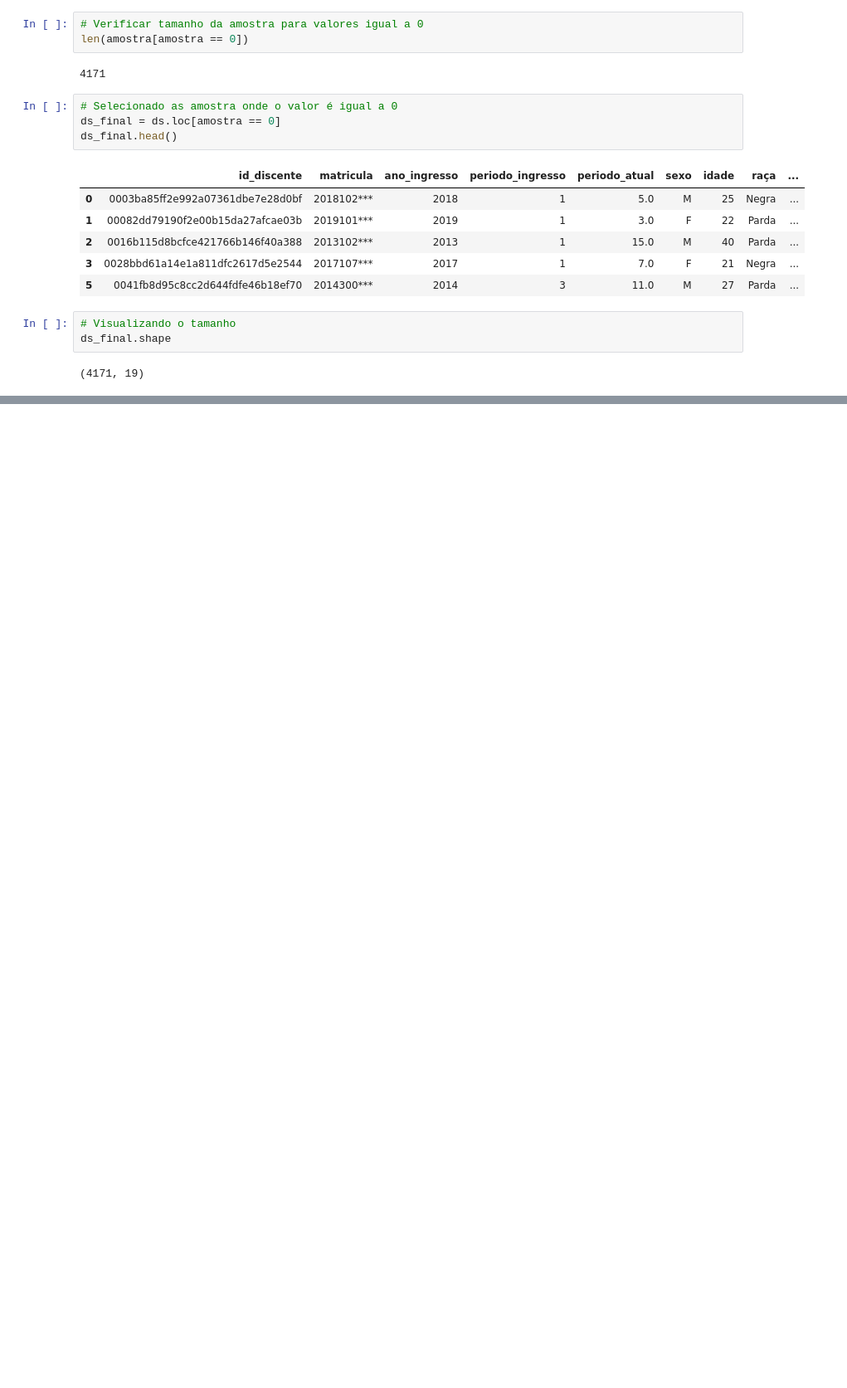
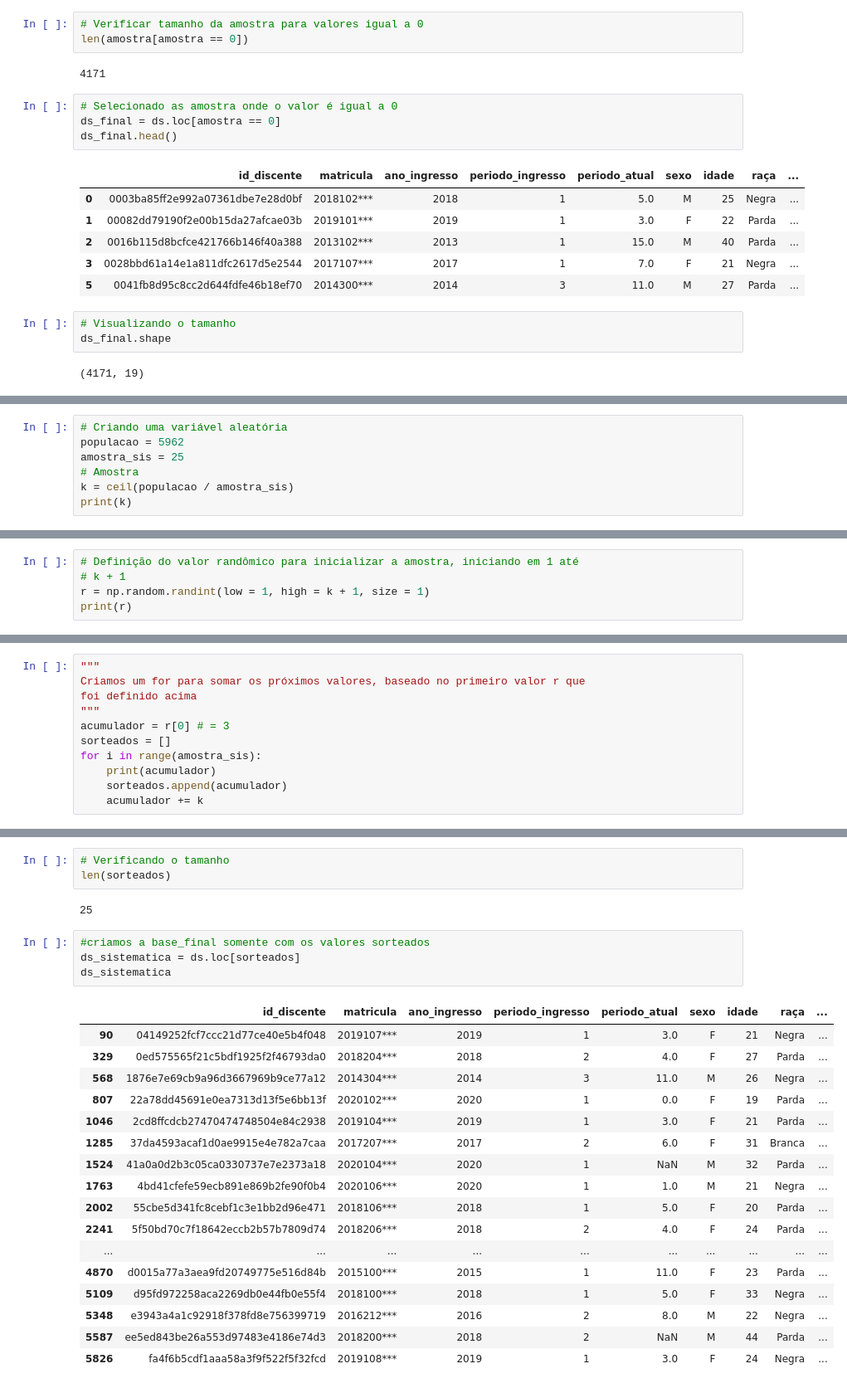
Before and after one commit to Joao-Inacio/Formacao-Cientista-de-Dados, a Jupyter notebook: lab/Estatística/Estatistica_I.ipynb, the cells around one changed output, grey strips where cells are left out. Shown at 83% size. Drawn from its saved outputs; the diff is of its cells as text; blank space fills up the shorter version.

Commit message:
Praticando Amostragem Sistemática

```diff
--- a/lab/Estatística/Estatistica_I.ipynb
+++ b/lab/Estatística/Estatistica_I.ipynb
@@ -93,0 +96,7 @@ ds_final.shape
+# %%
+# Criando uma variável aleatória
+populacao = 5962
+amostra_sis = 25
+# Amostra
+k = ceil(populacao / amostra_sis)
+print(k)
@@ -93,0 +105,5 @@ ds_final.shape
+# %%
+# Definição do valor randômico para inicializar a amostra, iniciando em 1 até
+# k + 1
+r = np.random.randint(low = 1, high = k + 1, size = 1)
+print(r)
@@ -93,0 +112,11 @@ ds_final.shape
+# %%
+"""
+Criamos um for para somar os próximos valores, baseado no primeiro valor r que
+foi definido acima
+"""
+acumulador = r[0] # = 3
+sorteados = []
+for i in range(amostra_sis):
+    print(acumulador)
+    sorteados.append(acumulador)
+    acumulador += k
@@ -93,0 +146,27 @@ ds_final.shape
+# %%
+# Verificando o tamanho
+len(sorteados)
+# %% [output]
+25
+# %%
+#criamos a base_final somente com os valores sorteados
+ds_sistematica = ds.loc[sorteados]
+ds_sistematica
+# %% [output]
+|  | id_discente | matricula | ano_ingresso | periodo_ingresso | periodo_atual | sexo | idade | raça | ... |
+| 90 | 04149252fcf7ccc21d77ce40e5b4f048 | 2019107*** | 2019 | 1 | 3.0 | F | 21 | Negra | ... |
+| 329 | 0ed575565f21c5bdf1925f2f46793da0 | 2018204*** | 2018 | 2 | 4.0 | F | 27 | Parda | ... |
+| 568 | 1876e7e69cb9a96d3667969b9ce77a12 | 2014304*** | 2014 | 3 | 11.0 | M | 26 | Negra | ... |
+| 807 | 22a78dd45691e0ea7313d13f5e6bb13f | 2020102*** | 2020 | 1 | 0.0 | F | 19 | Parda | ... |
+| 1046 | 2cd8ffcdcb27470474748504e84c2938 | 2019104*** | 2019 | 1 | 3.0 | F | 21 | Parda | ... |
+| 1285 | 37da4593acaf1d0ae9915e4e782a7caa | 2017207*** | 2017 | 2 | 6.0 | F | 31 | Branca | ... |
+| 1524 | 41a0a0d2b3c05ca0330737e7e2373a18 | 2020104*** | 2020 | 1 | NaN | M | 32 | Parda | ... |
+| 1763 | 4bd41cfefe59ecb891e869b2fe90f0b4 | 2020106*** | 2020 | 1 | 1.0 | M | 21 | Negra | ... |
+| 2002 | 55cbe5d341fc8cebf1c3e1bb2d96e471 | 2018106*** | 2018 | 1 | 5.0 | F | 20 | Parda | ... |
+| 2241 | 5f50bd70c7f18642eccb2b57b7809d74 | 2018206*** | 2018 | 2 | 4.0 | F | 24 | Parda | ... |
+| ... | ... | ... | ... | ... | ... | ... | ... | ... | ... |
+| 4870 | d0015a77a3aea9fd20749775e516d84b | 2015100*** | 2015 | 1 | 11.0 | F | 23 | Parda | ... |
+| 5109 | d95fd972258aca2269db0e44fb0e55f4 | 2018100*** | 2018 | 1 | 5.0 | F | 33 | Negra | ... |
+| 5348 | e3943a4a1c92918f378fd8e756399719 | 2016212*** | 2016 | 2 | 8.0 | M | 22 | Negra | ... |
+| 5587 | ee5ed843be26a553d97483e4186e74d3 | 2018200*** | 2018 | 2 | NaN | M | 44 | Parda | ... |
+| 5826 | fa4f6b5cdf1aaa58a3f9f522f5f32fcd | 2019108*** | 2019 | 1 | 3.0 | F | 24 | Negra | ... |
```
Also changed, not shown: parts of 10 cells of this notebook.
